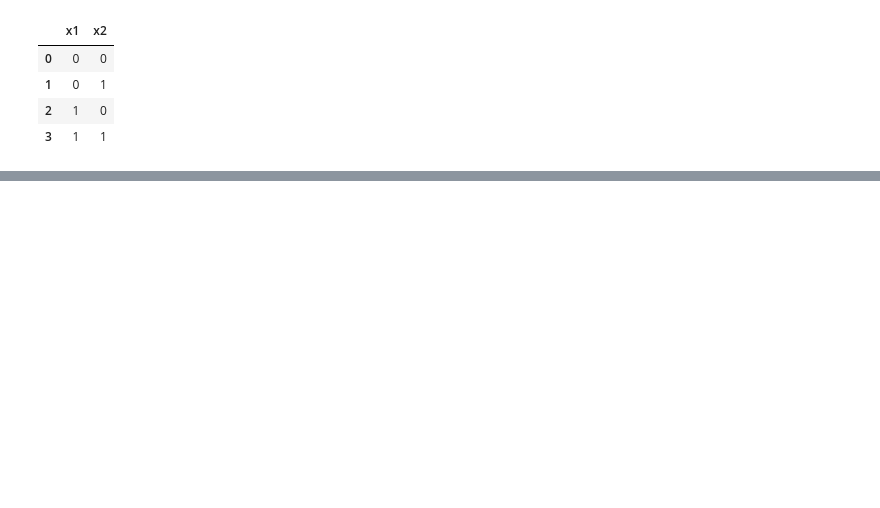
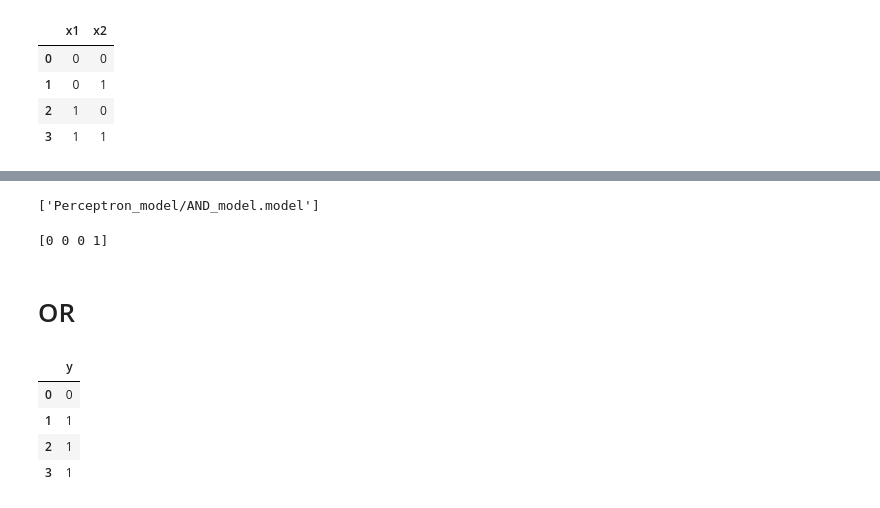
Before and after one commit to ArmanMahmud003/Perceptron, a Jupyter notebook: Perceptron.ipynb, the cells around one changed output, grey strips where cells are left out. Cells and saved outputs as stored; diff of their text form; code cells hidden in the pictures; blank space fills up the shorter version.

```diff
--- a/Perceptron.ipynb
+++ b/Perceptron.ipynb
@@ -70,0 +80,32 @@ array([0, 1, 1, 1])
+# %%
+import os
+
+
+dir_ = "Perceptron_model"
+os.makedirs(dir_, exist_ok=True)
+filename = os.path.join(dir_, 'AND_model.model')
+joblib.dump(model, filename)
+# %% [output]
+['Perceptron_model/AND_model.model']
+# %%
+
+loaded_model = joblib.load(filename)
+result = loaded_model.predict(X)
+print(result)
+# %% [output]
+[0 0 0 1]
+# %% [markdown]
+# OR
+# %%
+data = {"x1": [0,0,1,1], "x2": [0,1,0,1], "y": [0,1,1,1]}
+
+OR = pd.DataFrame(data)
+X = OR.drop("y", axis=1)
+y = OR['y']
+y.to_frame()
+# %% [output]
+|  | y |
+| 0 | 0 |
+| 1 | 1 |
+| 2 | 1 |
+| 3 | 1 |
```
Also changed, not shown: parts of 15 cells of this notebook.
